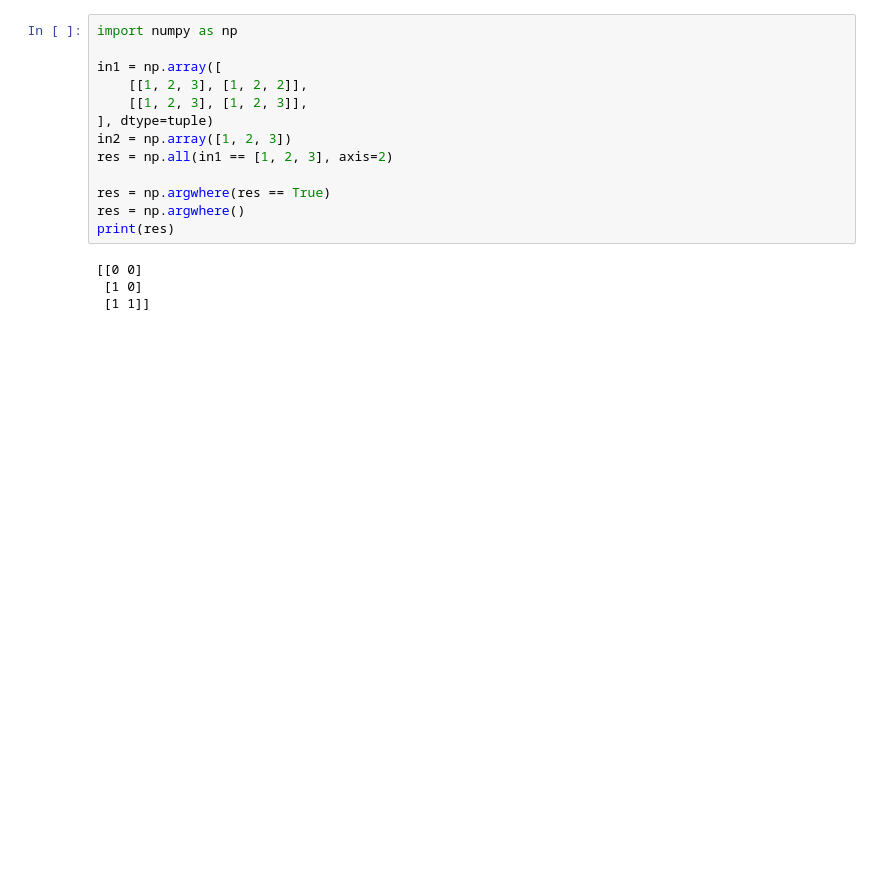
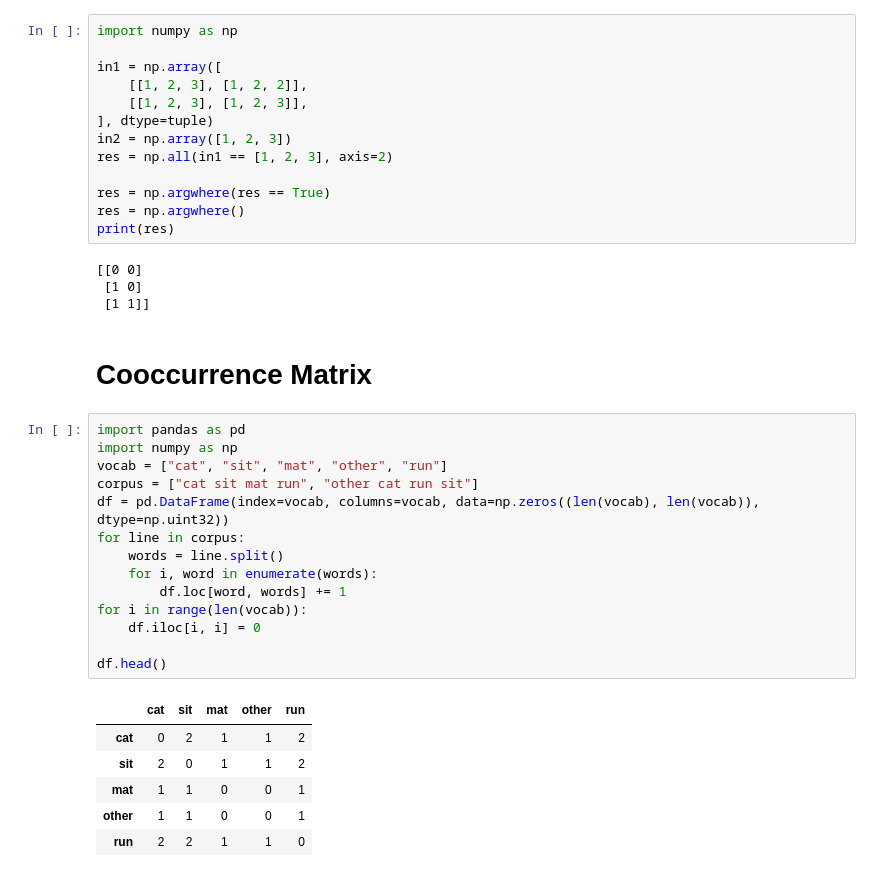
Before and after one commit to zhangchi0104/honours-sgtm, a Jupyter notebook: experiment.ipynb, the cells around one changed output. Drawn from its saved outputs; the diff is of its cells as text; blank space fills up the shorter version.

```diff
--- a/experiment.ipynb
+++ b/experiment.ipynb
@@ -1189,3 +1189,26 @@ print(res)
 [[0 0]
  [1 0]
  [1 1]]
+# %% [markdown]
+# Cooccurrence Matrix
+# %%
+import pandas as pd
+import numpy as np
+vocab = ["cat", "sit", "mat", "other", "run"]
+corpus = ["cat sit mat run", "other cat run sit"]
+df = pd.DataFrame(index=vocab, columns=vocab, data=np.zeros((len(vocab), len(vocab)), dtype=np.uint32))
+for line in corpus:
+    words = line.split()
+    for i, word in enumerate(words):
+        df.loc[word, words] += 1
+for i in range(len(vocab)):
+    df.iloc[i, i] = 0
+
+df.head()
+# %% [output]
+|  | cat | sit | mat | other | run |
+| cat | 0 | 2 | 1 | 1 | 2 |
+| sit | 2 | 0 | 1 | 1 | 2 |
+| mat | 1 | 1 | 0 | 0 | 1 |
+| other | 1 | 1 | 0 | 0 | 1 |
+| run | 2 | 2 | 1 | 1 | 0 |
```
Also changed, not shown: parts of 6 cells of this notebook, 6 other files.
